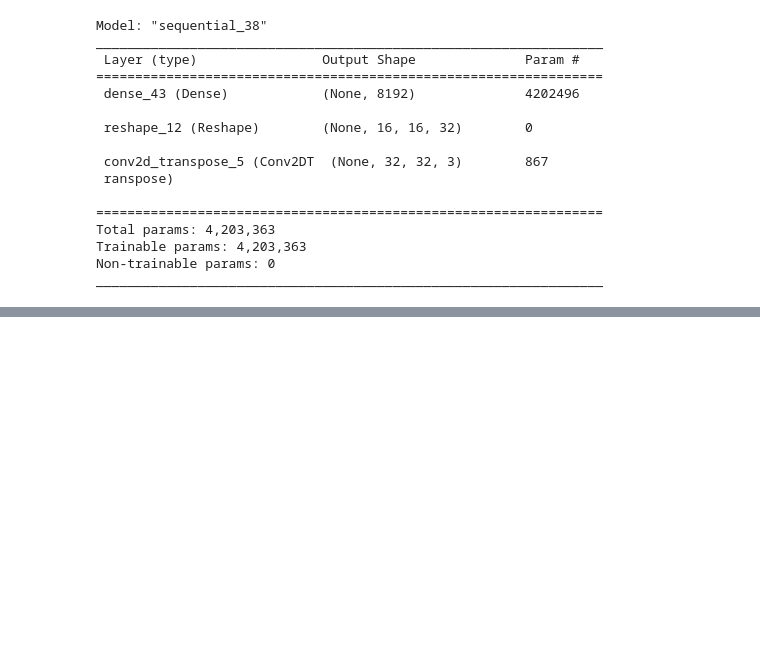
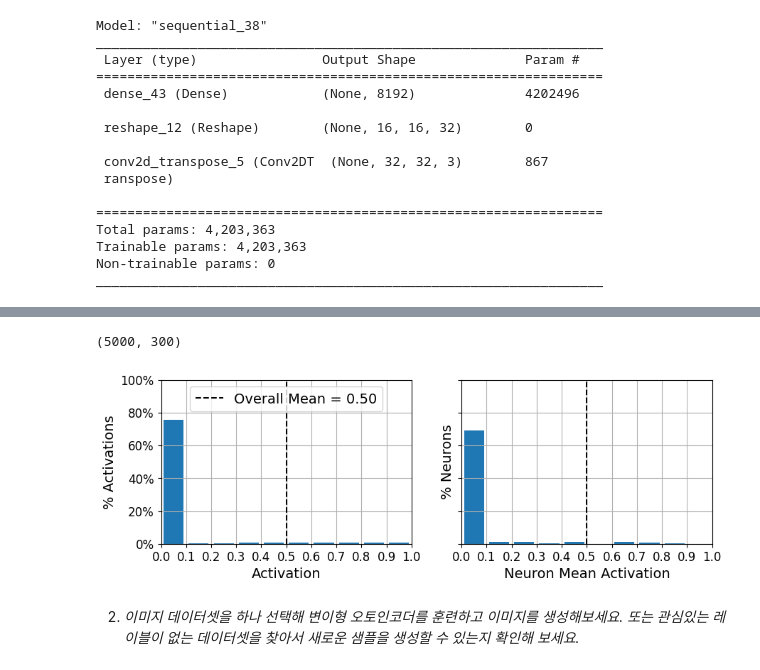
Before and after one commit to r0cd7b/autoencoders_and_gans, a Jupyter notebook: autoencoders_and_gans.ipynb, the cells around one changed output, grey strips where cells are left out. Cells and saved outputs as stored; diff of their text form; code cells hidden in the pictures; blank space fills up the shorter version.

```diff
--- a/autoencoders_and_gans.ipynb
+++ b/autoencoders_and_gans.ipynb
@@ -869,0 +902,29 @@ history = denoising_ae.fit(X_train, X_train, validation_data=(X_test, X_test))
+# %%
+sparse_kl_encoder(X_valid).numpy().shape
+# %% [output]
+(5000, 300)
+# %%
+def plot_activations_histogram(encoder, height=1, n_bins=10):
+    X_test_codings = encoder(X_test).numpy()
+    activation_means = X_test_codings.mean(0)
+    mean = activation_means.mean()
+    bins = np.linspace(0, 1, n_bins + 1)
+    fig, [ax1, ax2] = plt.subplots(ncols=2, sharey=True, figsize=(10, 3))
+    plot_percent_hist(ax1, X_test_codings.ravel(), bins)
+    ax1.plot([mean, mean], [0, height], 'k--', label=f'Overall Mean = {mean:.2f}')
+    ax1.legend(loc='upper center', fontsize=14)
+    ax1.set_xlabel('Activation')
+    ax1.set_ylabel('% Activations')
+    ax1.axis([0, 1, 0, height])
+    plot_percent_hist(ax2, activation_means, bins)
+    ax2.plot([mean, mean], [0, height], 'k--')
+    ax2.set_xlabel('Neuron Mean Activation')
+    ax2.set_ylabel('% Neurons')
+    ax2.axis([0, 1, 0, height])
+# %%
+plot_activations_histogram(denoising_encoder)
+plt.show()
+# %% [output]
+[figure, added]
+# %% [markdown]
+2. _이미지 데이터셋을 하나 선택해 변이형 오토인코더를 훈련하고 이미지를 생성해보세요. 또는 관심있는 레이블이 없는 데이터셋을 찾아서 새로운 샘플을 생성할 수 있는지 확인해 보세요._
```
Also changed, not shown: parts of 44 cells of this notebook, 9 other files.
